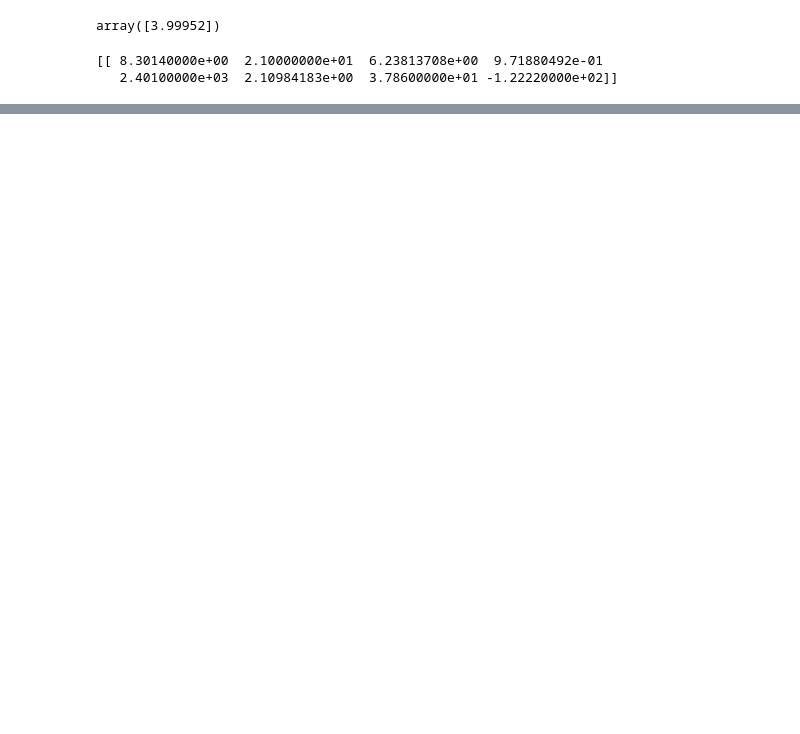
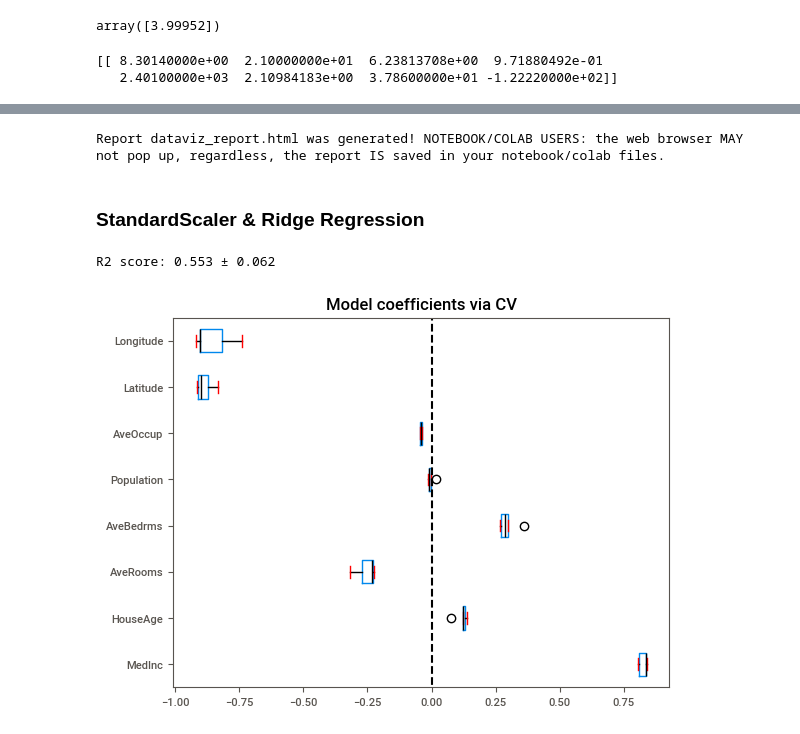
Before and after one commit to etsygankov/lambdahandler, a Jupyter notebook: modelling.ipynb, the cells around one changed output, grey strips where cells are left out. Drawn from its saved outputs; the diff is of its cells as text; code cells hidden in the pictures; blank space fills up the shorter version.

Commit message:
model tuning

```diff
--- a/modelling.ipynb
+++ b/modelling.ipynb
@@ -72,0 +69,49 @@ pickle.dump(model, open('model.pkl', 'wb'))
+# %%
+import sweetviz as sv
+
+full_ds = df.copy()
+full_ds['MedHouseVal'] = data['target']
+# full_ds.head()
+report = sv.analyze(full_ds, target_feat='MedHouseVal')
+report.show_html('dataviz_report.html')
+# %% [output]
+Report dataviz_report.html was generated! NOTEBOOK/COLAB USERS: the web browser MAY not pop up, regardless, the report IS saved in your notebook/colab files.
+# %% [markdown]
+### StandardScaler & Ridge Regression
+# %%
+import numpy as np
+from sklearn.preprocessing import StandardScaler
+from sklearn.linear_model import RidgeCV
+from sklearn.pipeline import make_pipeline
+from sklearn.model_selection import cross_validate
+
+alphas = np.logspace(-3, 1, num=30)
+model = make_pipeline(StandardScaler(), RidgeCV(alphas=alphas))
+cv_results = cross_validate(
+    model,
+    data.data,
+    data.target,
+    return_estimator=True,
+    n_jobs=2,
+)
+# %%
+score = cv_results["test_score"]
+print(f"R2 score: {score.mean():.3f} ± {score.std():.3f}")
+# %% [output]
+R2 score: 0.553 ± 0.062
+# %%
+import pandas as pd
+
+coefs = pd.DataFrame(
+    [est[-1].coef_ for est in cv_results["estimator"]],
+    columns=data.feature_names,
+)
+# %%
+import matplotlib.pyplot as plt
+
+color = {"whiskers": "black", "medians": "black", "caps": "red"}
+coefs.plot.box(vert=False, color=color)
+plt.axvline(x=0, ymin=-1, ymax=1, color="black", linestyle="--")
+_ = plt.title("Model coefficients via CV")
+# %% [output]
+[figure, added]
```
Also changed, not shown: parts of 2 cells of this notebook, 3 other files.
